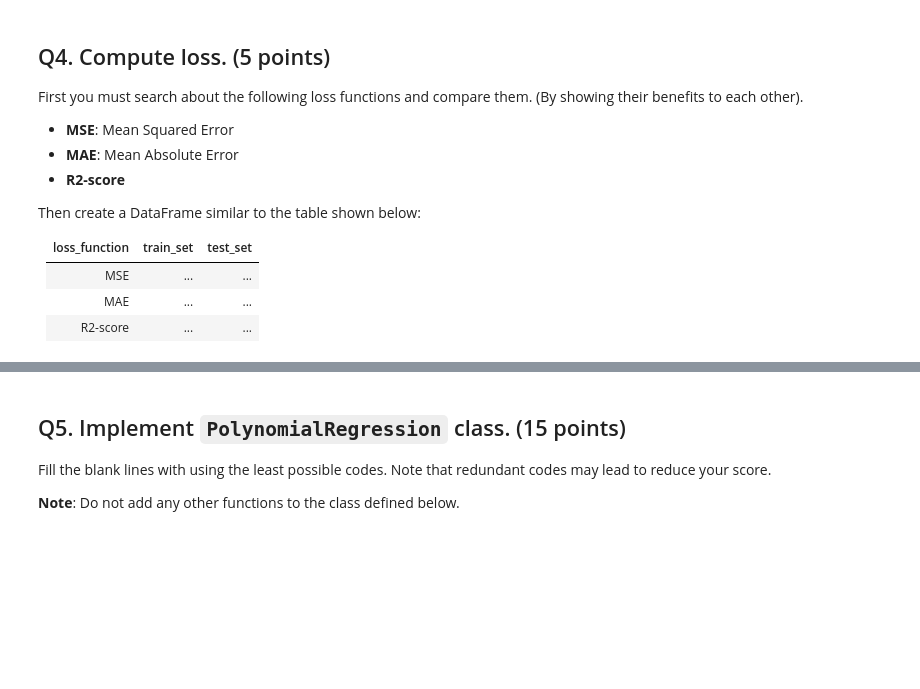
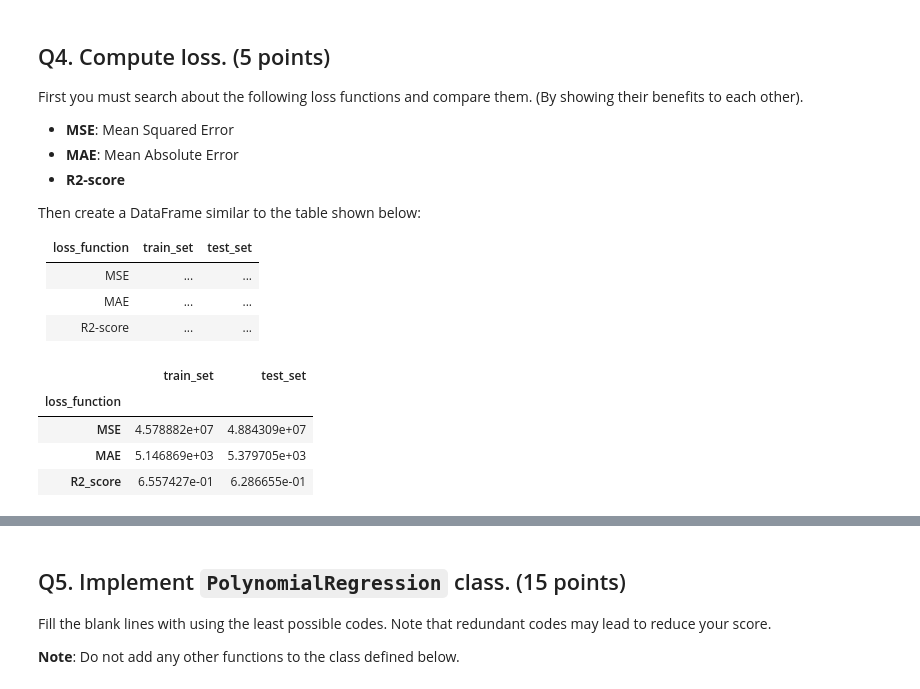
Before and after one commit to AAdvari/machine-learning, a Jupyter notebook: BasicMachineLearningAlgorithms.ipynb, the cells around one changed output, grey strips where cells are left out. Saved outputs shown, nothing was run; the diff lists cells and outputs as text; code cells hidden in the pictures; blank space fills up the shorter version.

```diff
--- a/BasicMachineLearningAlgorithms.ipynb
+++ b/BasicMachineLearningAlgorithms.ipynb
@@ -204,3 +221,27 @@ Then create a DataFrame similar to the table shown below:
+# %%
+############# Your code here ############
+train_predict = mapper_vect(X_train)
+df = pd.DataFrame()
+df['loss_function'] = np.array(['MSE', 'MAE', 'R2_score'])
+df['train_set'] = np.array( [
+    slr.compute_loss(train_predict, y_train, loss_fn='MSE'),
+    slr.compute_loss(train_predict, y_train, loss_fn='MAE'),
+    slr.compute_loss(train_predict, y_train, loss_fn='R2_Score')
+])
+df['test_set'] = np.array( [
+    slr.compute_loss(test_predict, y_test, loss_fn='MSE'),
+    slr.compute_loss(test_predict, y_test, loss_fn='MAE'),
+    slr.compute_loss(test_predict, y_test, loss_fn='R2_Score')
+])
+df = df.set_index("loss_function")
+df
+#########################################
+# %% [output]
+|  | train_set | test_set |
+| loss_function |  |  |
+| MSE | 4.578882e+07 | 4.884309e+07 |
+| MAE | 5.146869e+03 | 5.379705e+03 |
+| R2_score | 6.557427e-01 | 6.286655e-01 |
 # %% [markdown]
 ## 1.2 Underfitting & Overfitting Issues
 
```
Also changed, not shown: parts of 8 cells of this notebook.
